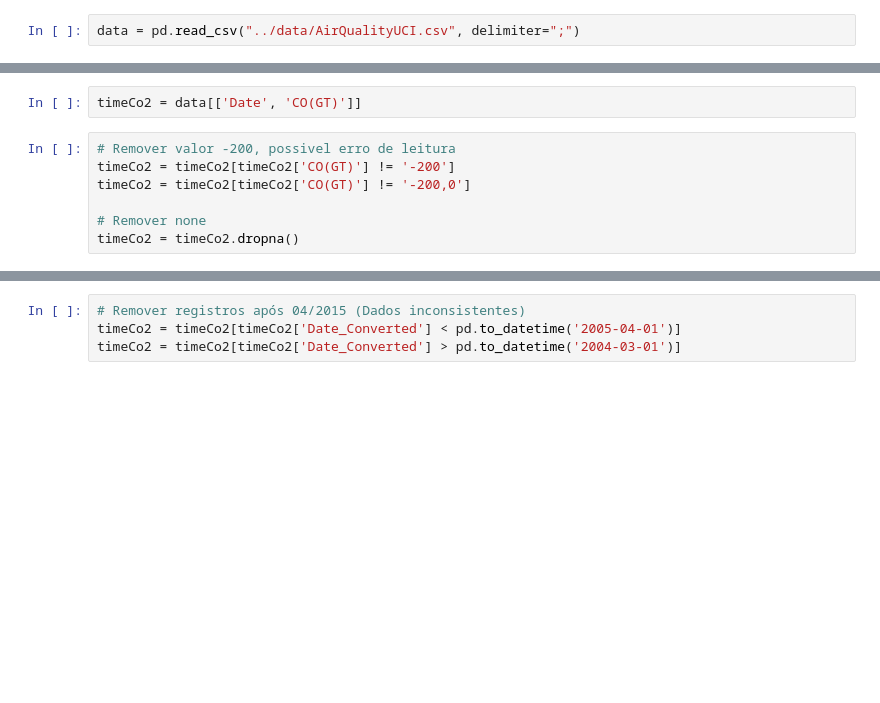
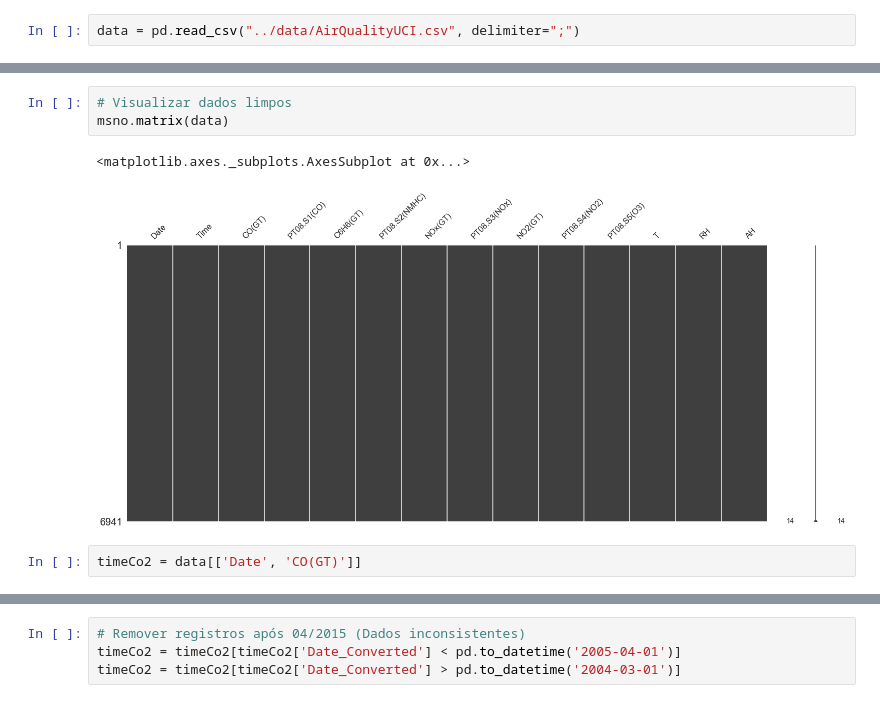
Before and after one commit to aurindo/data_mining-predictive_analysis, a Jupyter notebook: src/q_1_i_b.ipynb, the cells around one changed output, grey strips where cells are left out. Cells and saved outputs as stored; diff of their text form; blank space fills up the shorter version.

```diff
--- a/src/q_1_i_b.ipynb
+++ b/src/q_1_i_b.ipynb
@@ -10,12 +34,11 @@ data = pd.read_csv("../data/AirQualityUCI.csv", delimiter=";")
+# %%
+# Visualizar dados limpos
+msno.matrix(data)
+# %% [output]
+<matplotlib.axes._subplots.AxesSubplot at 0x...>
+[figure, added]
 # %%
 timeCo2 = data[['Date', 'CO(GT)']]
-# %%
-# Remover valor -200, possivel erro de leitura
-timeCo2 = timeCo2[timeCo2['CO(GT)'] != '-200']
-timeCo2 = timeCo2[timeCo2['CO(GT)'] != '-200,0']
-
-# Remover none
-timeCo2 = timeCo2.dropna()
 # %%
 # Converter o valor do CO2 de string para float
 timeCo2['CO(GT)'] = timeCo2['CO(GT)'].str.replace(',', '.', regex=False)
```
Also changed, not shown: parts of 10 cells of this notebook.
